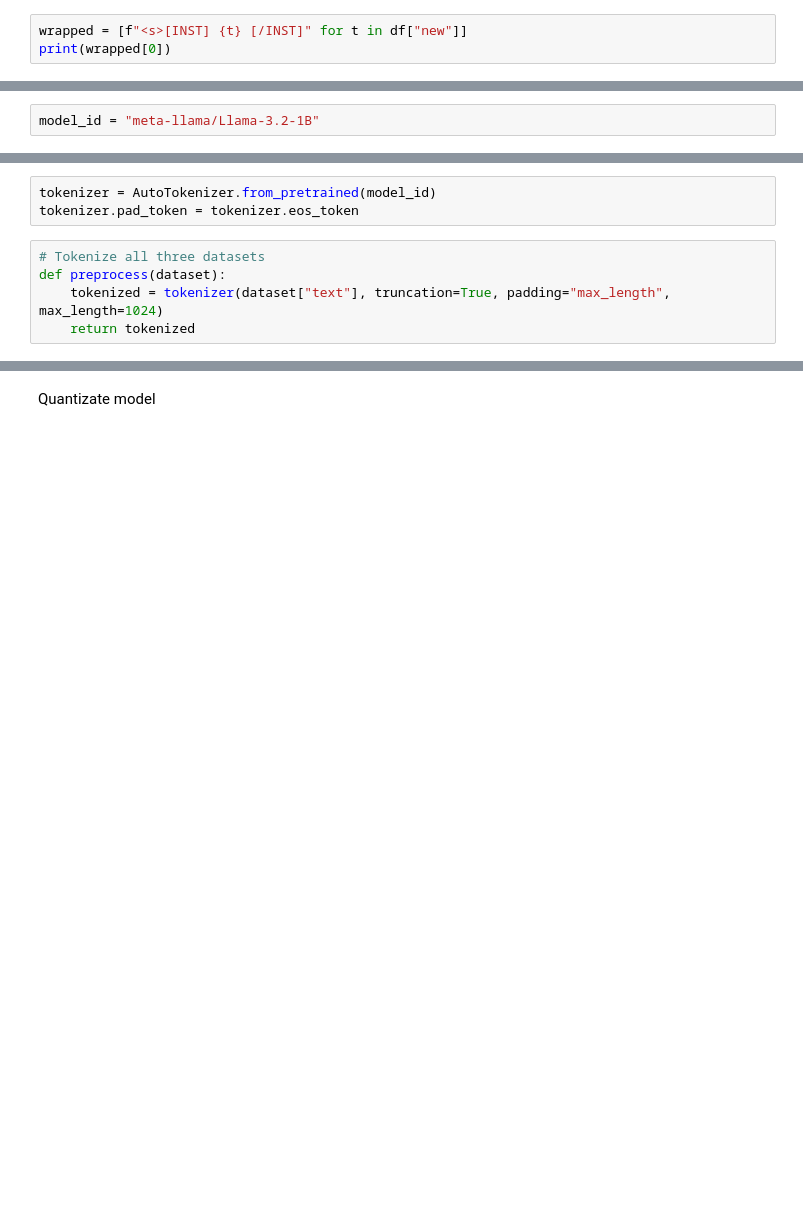
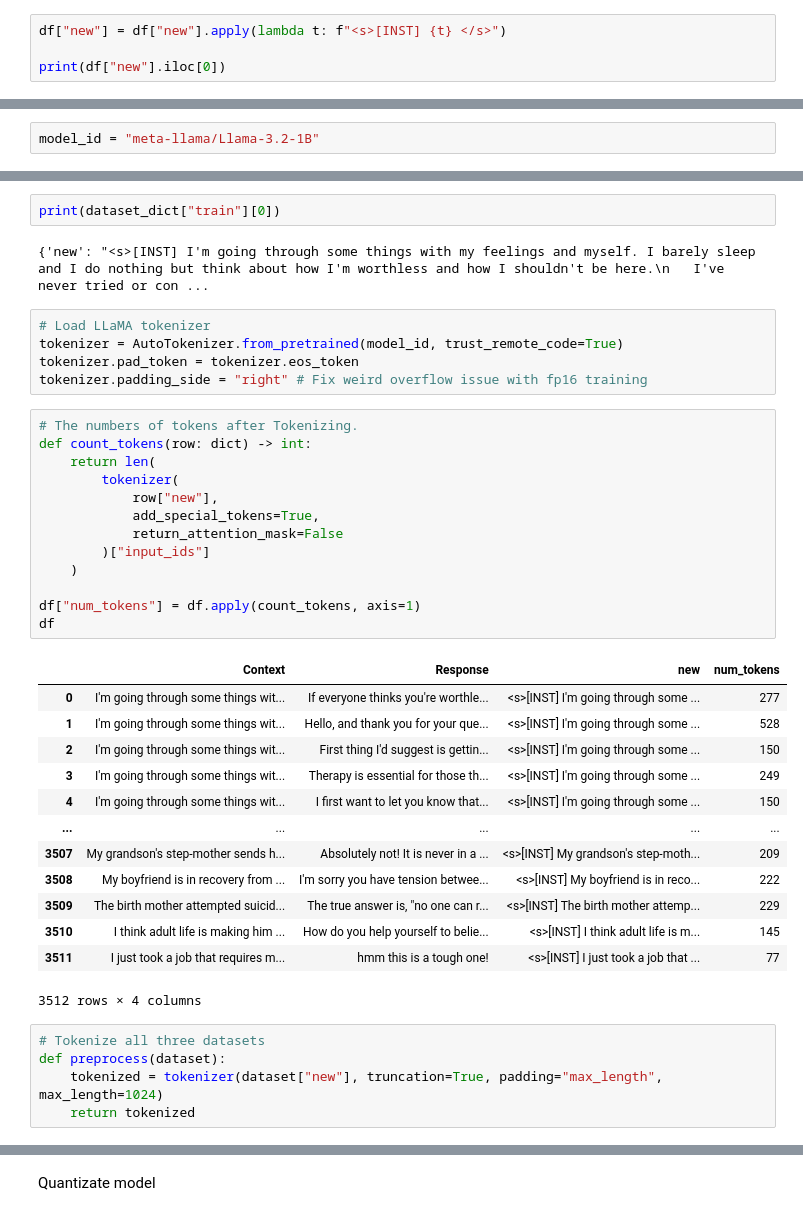
Before and after one commit to LightGreenWorld/mentalhealth_LLM, a Jupyter notebook: mentalhealth_LLM.ipynb, the cells around one changed output, grey strips where cells are left out. Saved outputs shown, nothing was run; the diff lists cells and outputs as text; blank space fills up the shorter version.

```diff
--- a/mentalhealth_LLM.ipynb
+++ b/mentalhealth_LLM.ipynb
@@ -50,3 +103,4 @@ print(df)
 # %%
-wrapped = [f"<s>[INST] {t} [/INST]" for t in df["new"]]
-print(wrapped[0])
+df["new"] = df["new"].apply(lambda t: f"<s>[INST] {t} </s>")
+
+print(df["new"].iloc[0])
@@ -70,10 +137,43 @@ model_id = "meta-llama/Llama-3.2-1B"
+# %%
+print(dataset_dict["train"][0])
+# %% [output]
+{'new': "<s>[INST] I'm going through some things with my feelings and myself. I barely sleep and I do nothing but think about how I'm worthless and how I shouldn't be here.\n   I've never tried or con ...
 # %%
-tokenizer = AutoTokenizer.from_pretrained(model_id)
+# Load LLaMA tokenizer
+tokenizer = AutoTokenizer.from_pretrained(model_id, trust_remote_code=True)
 tokenizer.pad_token = tokenizer.eos_token
+tokenizer.padding_side = "right" # Fix weird overflow issue with fp16 training
+# %%
+# The numbers of tokens after Tokenizing.
+def count_tokens(row: dict) -> int:
+    return len(
+        tokenizer(
+            row["new"],
+            add_special_tokens=True,
+            return_attention_mask=False
+        )["input_ids"]
+    )
+
+df["num_tokens"] = df.apply(count_tokens, axis=1)
+df
+# %% [output]
+|  | Context | Response | new | num_tokens |
+| 0 | I'm going through some things wit... | If everyone thinks you're worthle... | <s>[INST] I'm going through some ... | 277 |
+| 1 | I'm going through some things wit... | Hello, and thank you for your que... | <s>[INST] I'm going through some ... | 528 |
+| 2 | I'm going through some things wit... | First thing I'd suggest is gettin... | <s>[INST] I'm going through some ... | 150 |
+| 3 | I'm going through some things wit... | Therapy is essential for those th... | <s>[INST] I'm going through some ... | 249 |
+| 4 | I'm going through some things wit... | I first want to let you know that... | <s>[INST] I'm going through some ... | 150 |
+| ... | ... | ... | ... | ... |
+| 3507 | My grandson's step-mother sends h... | Absolutely not! It is never in a ... | <s>[INST] My grandson's step-moth... | 209 |
+| 3508 | My boyfriend is in recovery from ... | I'm sorry you have tension betwee... | <s>[INST] My boyfriend is in reco... | 222 |
+| 3509 | The birth mother attempted suicid... | The true answer is, "no one can r... | <s>[INST] The birth mother attemp... | 229 |
+| 3510 | I think adult life is making him ... | How do you help yourself to belie... | <s>[INST] I think adult life is m... | 145 |
+| 3511 | I just took a job that requires m... | hmm this is a tough one! | <s>[INST] I just took a job that ... | 77 |
+3512 rows × 4 columns
 # %%
 # Tokenize all three datasets
 def preprocess(dataset):
-    tokenized = tokenizer(dataset["text"], truncation=True, padding="max_length", max_length=1024)
+    tokenized = tokenizer(dataset["new"], truncation=True, padding="max_length", max_length=1024)
     return tokenized
 # %%
 tokenized_dataset = dataset_dict.map(preprocess, batched=True)
```
Also changed, not shown: parts of 26 cells of this notebook.
